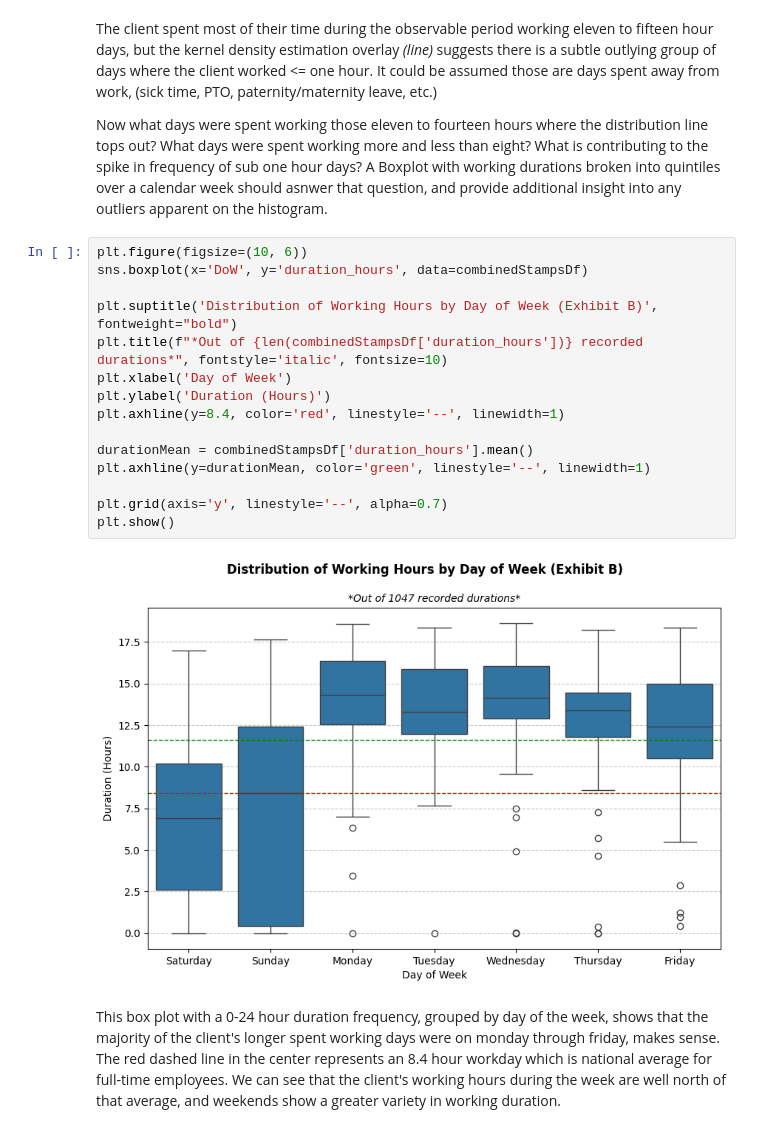
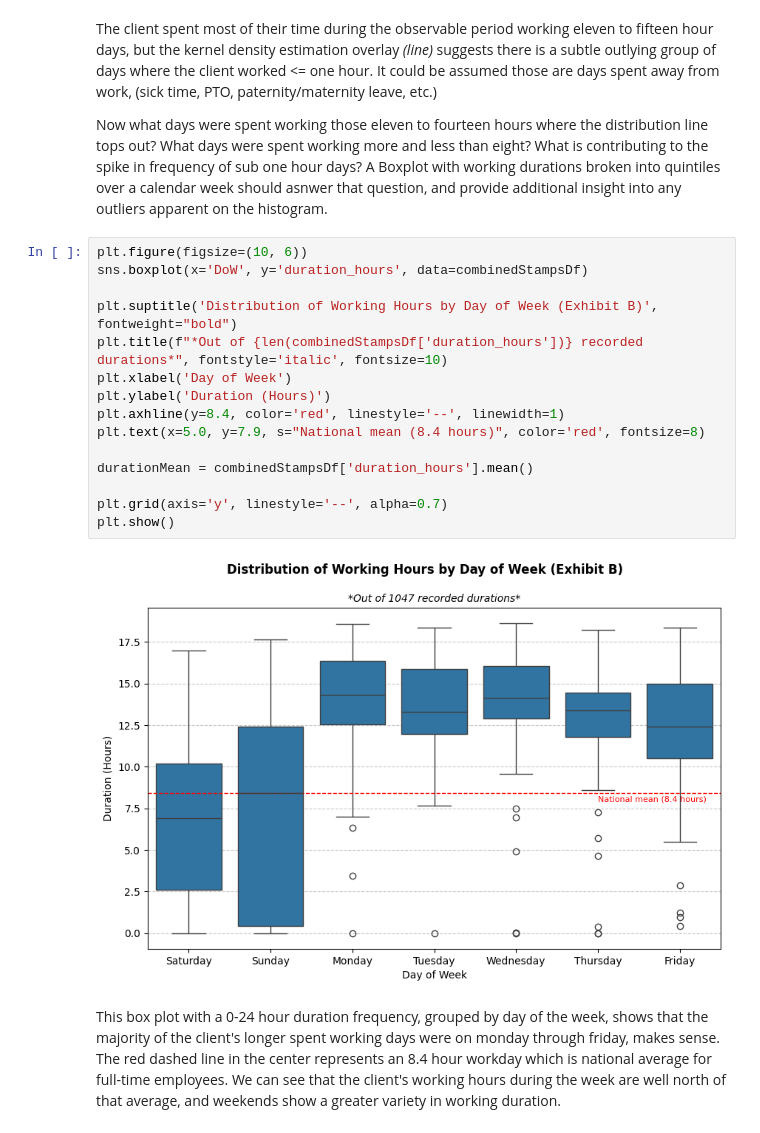
Before and after one commit to SB0912/Consulting-Portfolio, a Jupyter notebook: HvT.ipynb, the cells around one changed output. Saved outputs shown, nothing was run; the diff lists cells and outputs as text.

```diff
--- a/HvT.ipynb
+++ b/HvT.ipynb
@@ -265,20 +265,20 @@ Now what days were spent working those eleven to fourteen hours where the distri
 # %%
 plt.figure(figsize=(10, 6))
 sns.boxplot(x='DoW', y='duration_hours', data=combinedStampsDf)
 
 plt.suptitle('Distribution of Working Hours by Day of Week (Exhibit B)', fontweight="bold")
 plt.title(f"*Out of {len(combinedStampsDf['duration_hours'])} recorded durations*", fontstyle='italic', fontsize=10)
 plt.xlabel('Day of Week')
 plt.ylabel('Duration (Hours)')
 plt.axhline(y=8.4, color='red', linestyle='--', linewidth=1)
+plt.text(x=5.0, y=7.9, s="National mean (8.4 hours)", color='red', fontsize=8)
 
 durationMean = combinedStampsDf['duration_hours'].mean()
-plt.axhline(y=durationMean, color='green', linestyle='--', linewidth=1)
 
 plt.grid(axis='y', linestyle='--', alpha=0.7)
 plt.show()
 # %% [output]
-[figure, old version]
+[figure, new version]
 # %% [markdown]
 This box plot with a 0-24 hour duration frequency, grouped by day of the week, shows that the majority of the client's longer spent working days were on monday through friday, makes sense. The red dashed line in the center represents an 8.4 hour workday which is national average for full-time employees. We can see that the client's working hours during the week are well north of that average, and weekends show a greater variety in working duration.
 # %% [markdown]
```
Also changed, not shown: parts of 5 cells of this notebook.
